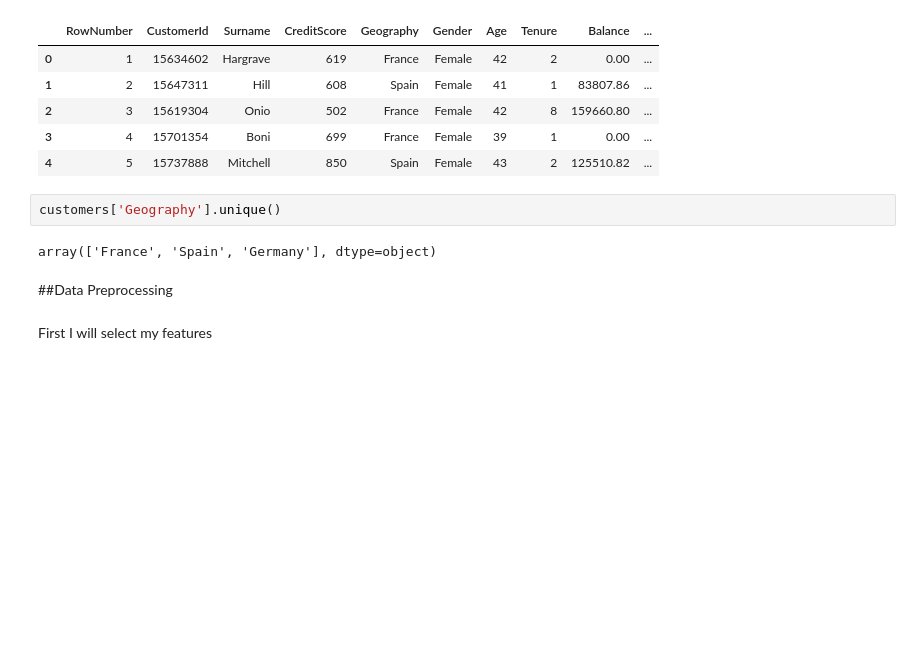
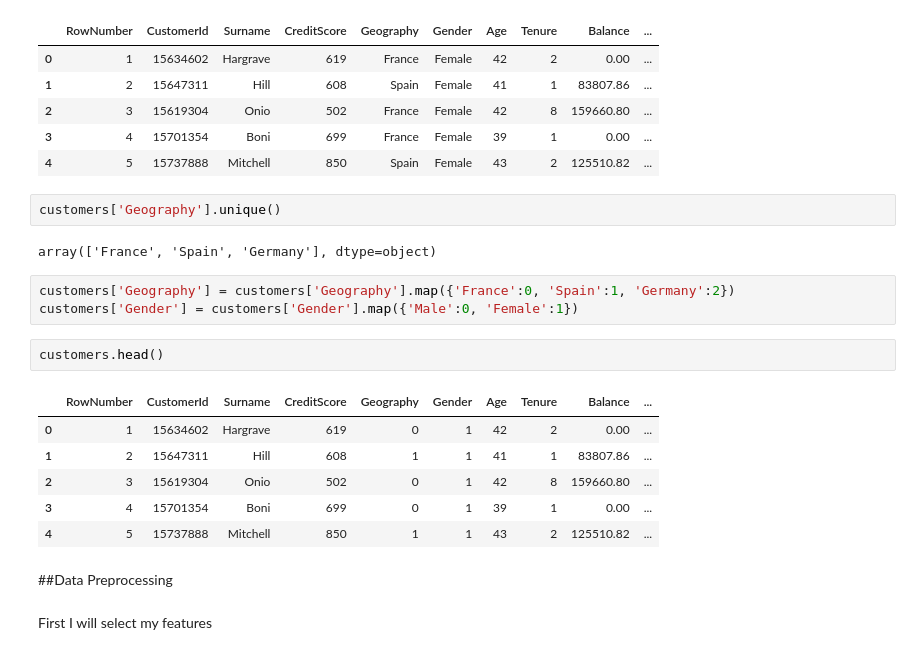
Before and after one commit to MikeDeecode/Bank-customer-churn-predictiom, a Jupyter notebook: customer_churn_model.ipynb, the cells around one changed output. Cells and saved outputs as stored; diff of their text form; blank space fills up the shorter version.

```diff
--- a/customer_churn_model.ipynb
+++ b/customer_churn_model.ipynb
@@ -32,6 +32,18 @@ customers.head()
 customers['Geography'].unique()
 # %% [output]
 array(['France', 'Spain', 'Germany'], dtype=object)
+# %%
+customers['Geography'] = customers['Geography'].map({'France':0, 'Spain':1, 'Germany':2})
+customers['Gender'] = customers['Gender'].map({'Male':0, 'Female':1})
+# %%
+customers.head()
+# %% [output]
+|  | RowNumber | CustomerId | Surname | CreditScore | Geography | Gender | Age | Tenure | Balance | ... |
+| 0 | 1 | 15634602 | Hargrave | 619 | 0 | 1 | 42 | 2 | 0.00 | ... |
+| 1 | 2 | 15647311 | Hill | 608 | 1 | 1 | 41 | 1 | 83807.86 | ... |
+| 2 | 3 | 15619304 | Onio | 502 | 0 | 1 | 42 | 8 | 159660.80 | ... |
+| 3 | 4 | 15701354 | Boni | 699 | 0 | 1 | 39 | 1 | 0.00 | ... |
+| 4 | 5 | 15737888 | Mitchell | 850 | 1 | 1 | 43 | 2 | 125510.82 | ... |
 # %% [markdown]
 ##Data Preprocessing
 # %% [markdown]
```
Also changed, not shown: parts of 27 cells of this notebook.
